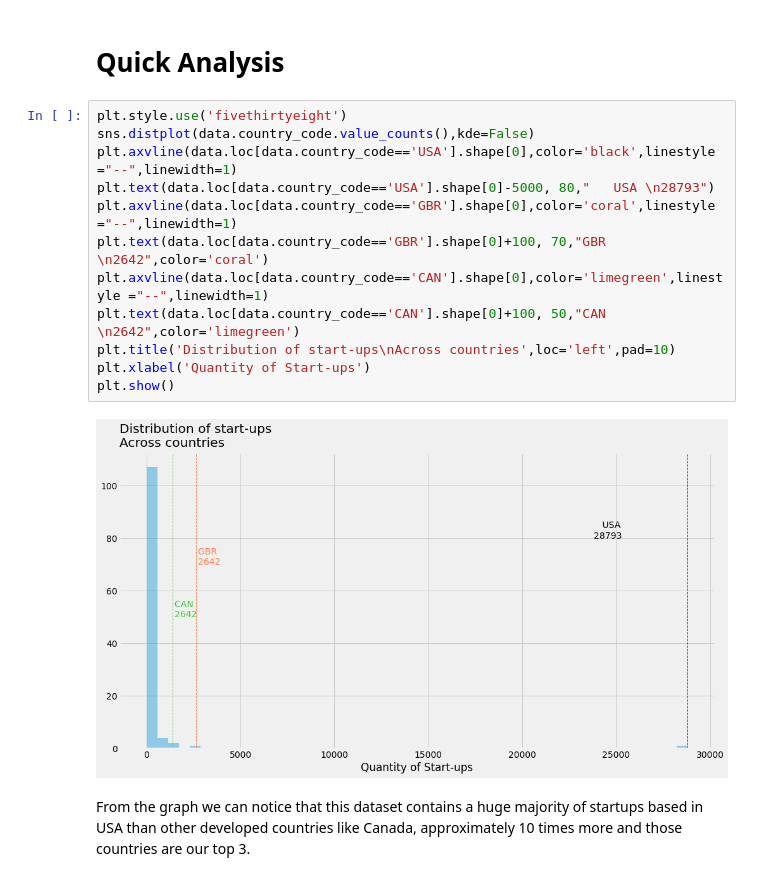
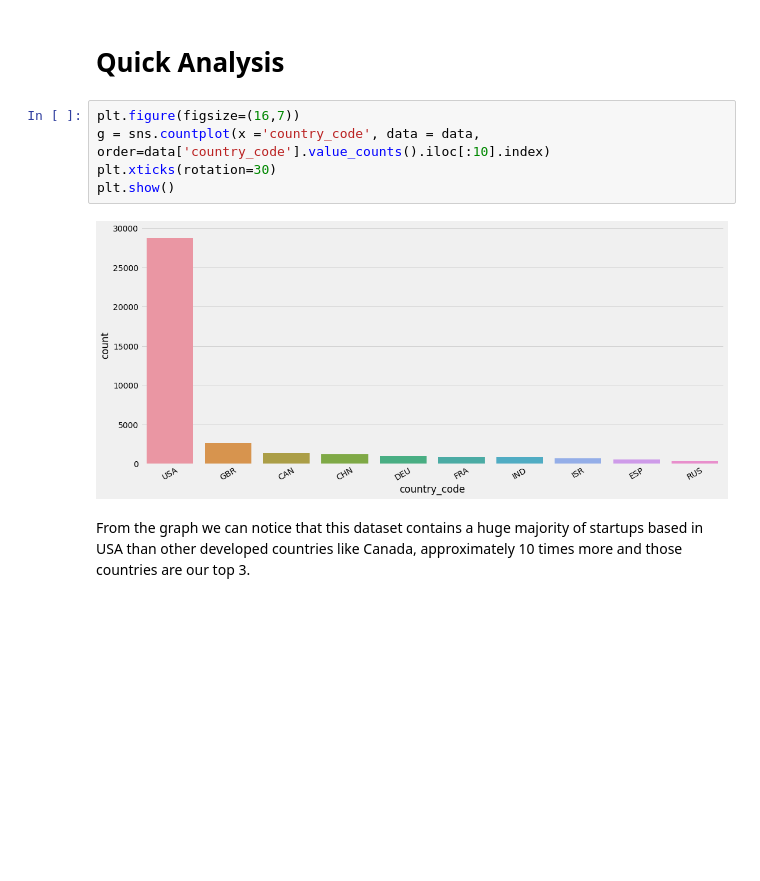
Before and after one commit to ryukeno/VC-Startup-Funding, a Jupyter notebook: Startup Funding.ipynb, the cells around one changed output. Drawn from its saved outputs; the diff is of its cells as text; blank space fills up the shorter version.

```diff
--- a/Startup Funding.ipynb
+++ b/Startup Funding.ipynb
@@ -98,20 +98,13 @@ data_na[data_na[0]>0].style.background_gradient(cmap='Blues')
 data.dropna(how='all', inplace=True)
 # %% [markdown]
 # Quick Analysis
-# %%
-plt.style.use('fivethirtyeight')
-sns.distplot(data.country_code.value_counts(),kde=False)
-plt.axvline(data.loc[data.country_code=='USA'].shape[0],color='black',linestyle ="--",linewidth=1)
-plt.text(data.loc[data.country_code=='USA'].shape[0]-5000, 80,"   USA \n28793")
-plt.axvline(data.loc[data.country_code=='GBR'].shape[0],color='coral',linestyle ="--",linewidth=1)
-plt.text(data.loc[data.country_code=='GBR'].shape[0]+100, 70,"GBR \n2642",color='coral')
-plt.axvline(data.loc[data.country_code=='CAN'].shape[0],color='limegreen',linestyle ="--",linewidth=1)
-plt.text(data.loc[data.country_code=='CAN'].shape[0]+100, 50,"CAN \n2642",color='limegreen')
-plt.title('Distribution of start-ups\nAcross countries',loc='left',pad=10)
-plt.xlabel('Quantity of Start-ups')
-plt.show()
-# %% [output]
-[figure, removed]
+# %%
+plt.figure(figsize=(16,7))
+g = sns.countplot(x ='country_code', data = data, order=data['country_code'].value_counts().iloc[:10].index)
+plt.xticks(rotation=30)
+plt.show()
+# %% [output]
+[figure, added]
 # %% [markdown]
 From the graph we can notice that this dataset contains a huge majority of startups based in USA than other developed countries like Canada, approximately 10 times more and those countries are our top 3.
 # %%
```
Also changed, not shown: parts of 3 cells of this notebook.
